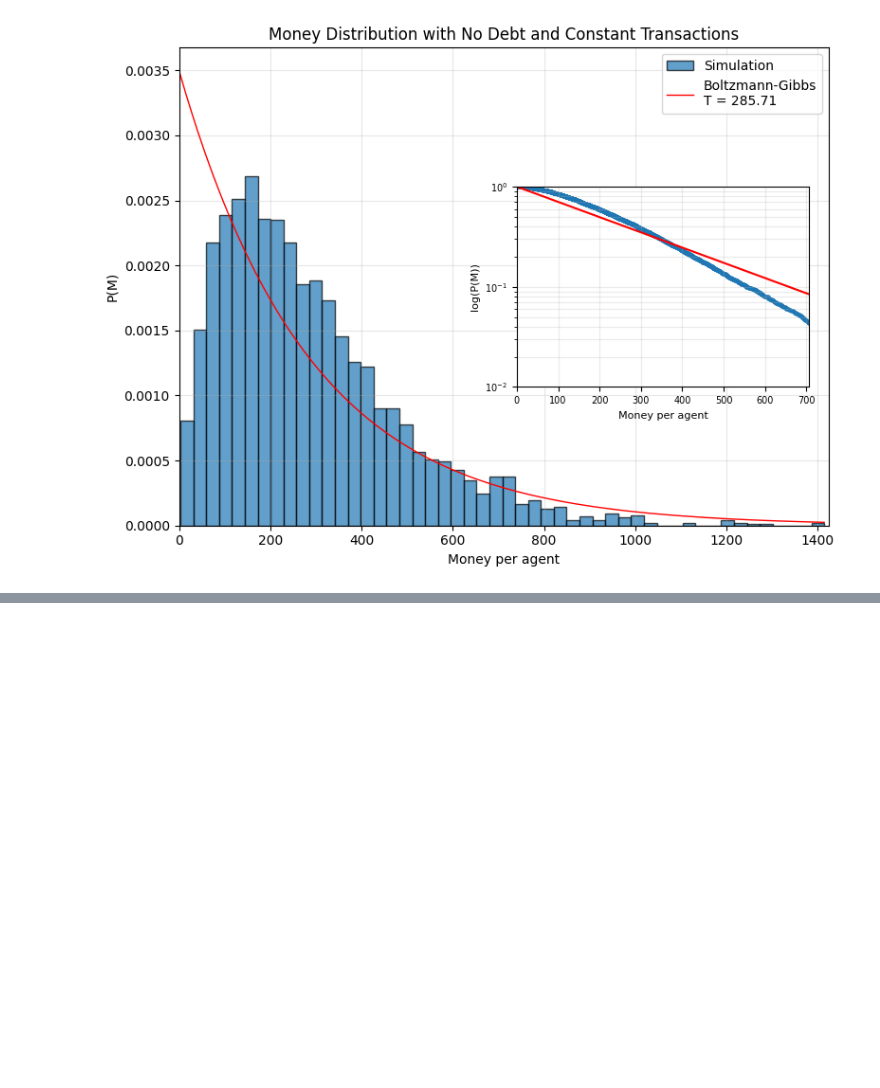
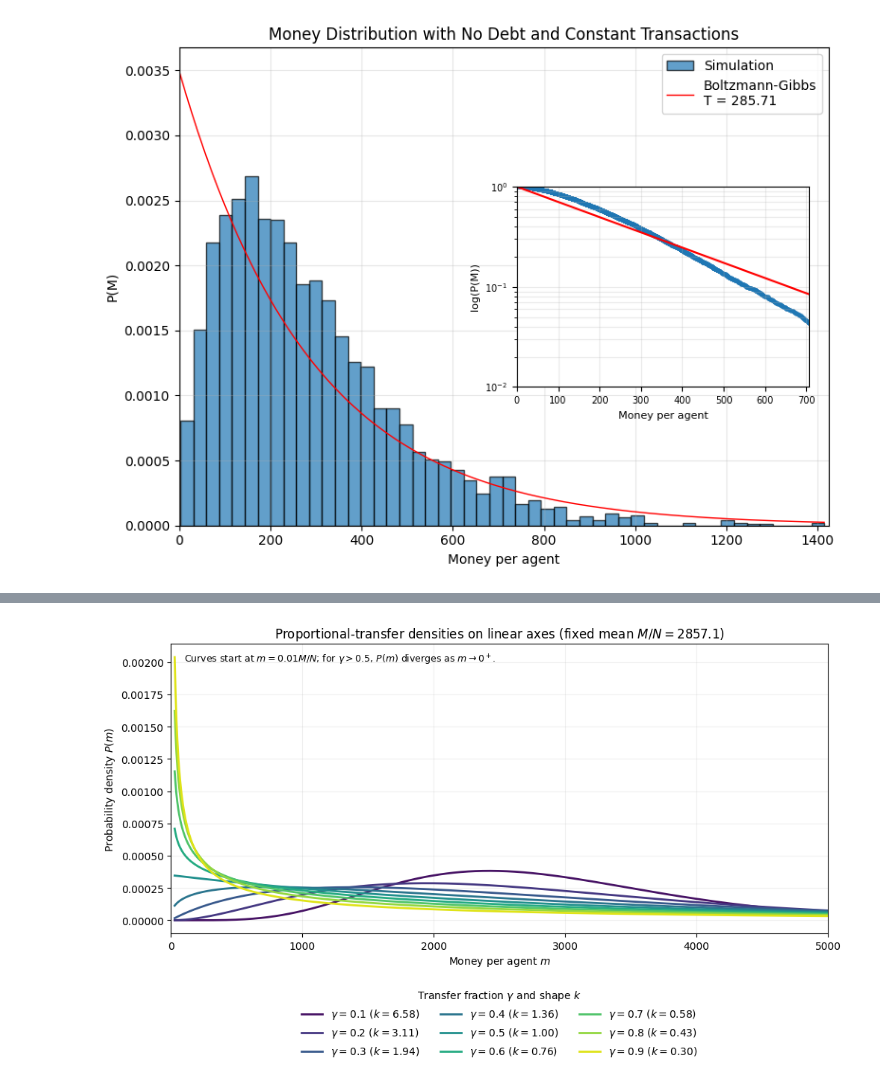
Before and after one commit to giacomells/Statistical-Mechanics-of-Money, a Jupyter notebook: ProportionalMoneyTransfer.ipynb, the cells around one changed output, grey strips where cells are left out. Cells and saved outputs as stored; diff of their text form; code cells hidden in the pictures; blank space fills up the shorter version.

```diff
--- a/ProportionalMoneyTransfer.ipynb
+++ b/ProportionalMoneyTransfer.ipynb
@@ -175,0 +214,42 @@ plt.show()
+# %%
+# Same Gamma-theory sweep on linear axes.
+x_linear = np.linspace(mean_money * 0.01, mean_money * 6, 2500)
+linear_colors = plt.colormaps["viridis"](np.linspace(0.05, 0.95, len(gamma_values)))
+
+fig, ax = plt.subplots(figsize=(10, 6))
+for color, gamma_value in zip(linear_colors, gamma_values):
+    beta_exponent = -1 - np.log(2) / np.log(1 - gamma_value)
+    shape = beta_exponent + 1
+    scale = mean_money / shape
+    density = gamma_dist.pdf(x_linear, a=shape, scale=scale)
+    ax.plot(
+        x_linear,
+        density,
+        color=color,
+        linewidth=2,
+        label=rf"$\gamma={gamma_value:.1f}$ ($k={shape:.2f}$)",
+    )
+
+ax.set(
+    xlim=(0, mean_money * 6),
+    xlabel="Money per agent $m$",
+    ylabel="Probability density $P(m)$",
+    title=rf"Proportional-transfer densities on linear axes (fixed mean $M/N={mean_money:.1f}$)",
+)
+ax.text(
+    0.02,
+    0.97,
+    r"Curves start at $m=0.01M/N$; for $\gamma>0.5$, $P(m)$ diverges as $m\to0^+.$",
+    transform=ax.transAxes,
+    va="top",
+    fontsize=9,
+)
+ax.legend(title=r"Transfer fraction $\gamma$ and shape $k$", ncol=3, frameon=False,
+          loc="upper center", bbox_to_anchor=(0.5, -0.16))
+ax.grid(alpha=0.2)
+fig.tight_layout(rect=(0, 0.11, 1, 1))
+plt.tight_layout()
+plt.xlim(0, 5000)
+plt.show()
+# %% [output]
+[figure, added]
```
Also changed, not shown: parts of 4 cells of this notebook, 12 other files.
